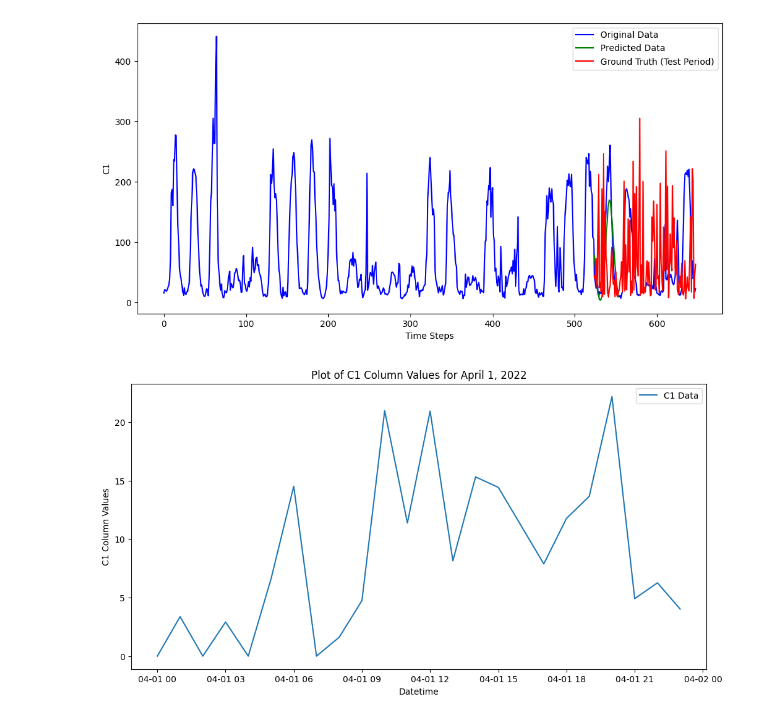
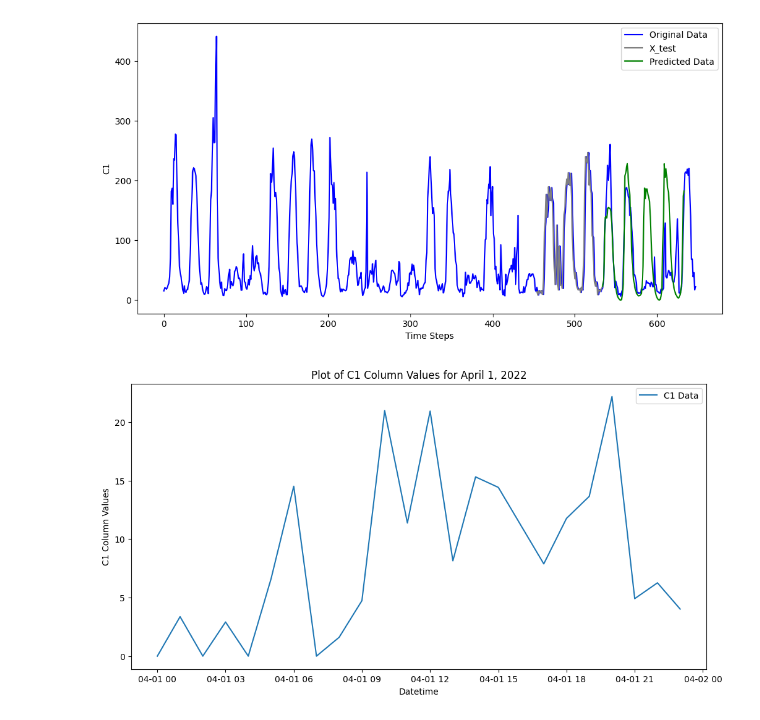
Before and after one commit to RocketFan/traffic-monitoring, a Jupyter notebook: lstm_test.ipynb, the cells around one changed output. Cells and saved outputs as stored; diff of their text form; code cells hidden in the pictures.

Commit message:
Correct representation of predicted values on plot

```diff
--- a/lstm_test.ipynb
+++ b/lstm_test.ipynb
@@ -42,6 +42,7 @@ target_scaled = scaler.fit_transform(target)
 # Convert the data to PyTorch tensors
 target_tensor = torch.tensor(target_scaled, dtype=torch.float32)
 
+
 # Function to create input sequences and labels for the LSTM
 def create_sequences(data, seq_length):
     sequences = []
@@ -56,11 +57,11 @@ def create_sequences(data, seq_length):
     return torch.stack(sequences), torch.stack(labels)
 
 # Define sequence length and create sequences
-sequence_length = 30
+sequence_length = 80
 sequences, labels = create_sequences(target_tensor, sequence_length)
 
 # Split the data into training and testing sets
-X_train, X_test, y_train, y_test = train_test_split(sequences, labels, test_size=0.2, random_state=42)
+X_train, X_test, y_train, y_test = train_test_split(sequences, labels, test_size=0.2, random_state=42, shuffle=False)
 
 # Define the LSTM model
 class LSTMModel(nn.Module):
@@ -76,7 +77,7 @@ class LSTMModel(nn.Module):
 
 # Initialize the model
 input_size = 1
-hidden_size = 20
+hidden_size = 30
 output_size = 1  # Predicting one value (C1)
 model = LSTMModel(input_size, hidden_size, output_size)
 
@@ -85,7 +86,7 @@ criterion = nn.MSELoss()
 optimizer = torch.optim.Adam(model.parameters(), lr=0.001)
 
 # Training the model
-num_epochs = 200
+num_epochs = 3000
 for epoch in range(num_epochs):
     model.train()
     optimizer.zero_grad()
@@ -101,9 +102,10 @@ for epoch in range(num_epochs):
 
 # Making predictions
 model.eval()
+test_seq = X_test[1, :, :]
 with torch.no_grad():
-    future = 30
-    pred_seq = X_test[-1, :, :].unsqueeze(0).clone()
+    future = 100
+    pred_seq = test_seq.unsqueeze(0).clone()
     predicted_values = []
 
     for i in range(future):
@@ -124,10 +126,13 @@ test_start = len(target) - len(y_test)
 # Plot the results
 train_end = len(X_train)
 
+seq_used_pred =  scaler.inverse_transform(test_seq.squeeze().reshape(-1, 1).clone())
+
 plt.figure(figsize=(12, 6))
 plt.plot(np.arange(len(target)), target, label='Original Data', color='blue')
+plt.plot(np.arange(test_start - len(seq_used_pred), test_start),  np.array(seq_used_pred).reshape(-1, 1), label='X_test', color='gray')
 plt.plot(np.arange(test_start, test_start + future), predicted_values, label='Predicted Data', color='green')
-plt.plot(np.arange(test_start, len(target)), y_test, label='Ground Truth (Test Period)', color='red')
+# plt.plot(np.arange(test_start, len(target)), y_test, label='Ground Truth (Test Period)', color='red')
 
 plt.xlabel('Time Steps')
 plt.ylabel(target_col)
@@ -157,4 +159,4 @@ Epoch [200/200], Loss: 0.006182100158184767
-[figure, old version]
+[figure, new version]
 # %%
 import pandas as pd
 import matplotlib.pyplot as plt
```
Also changed, not shown: parts of 1 cell of this notebook.
